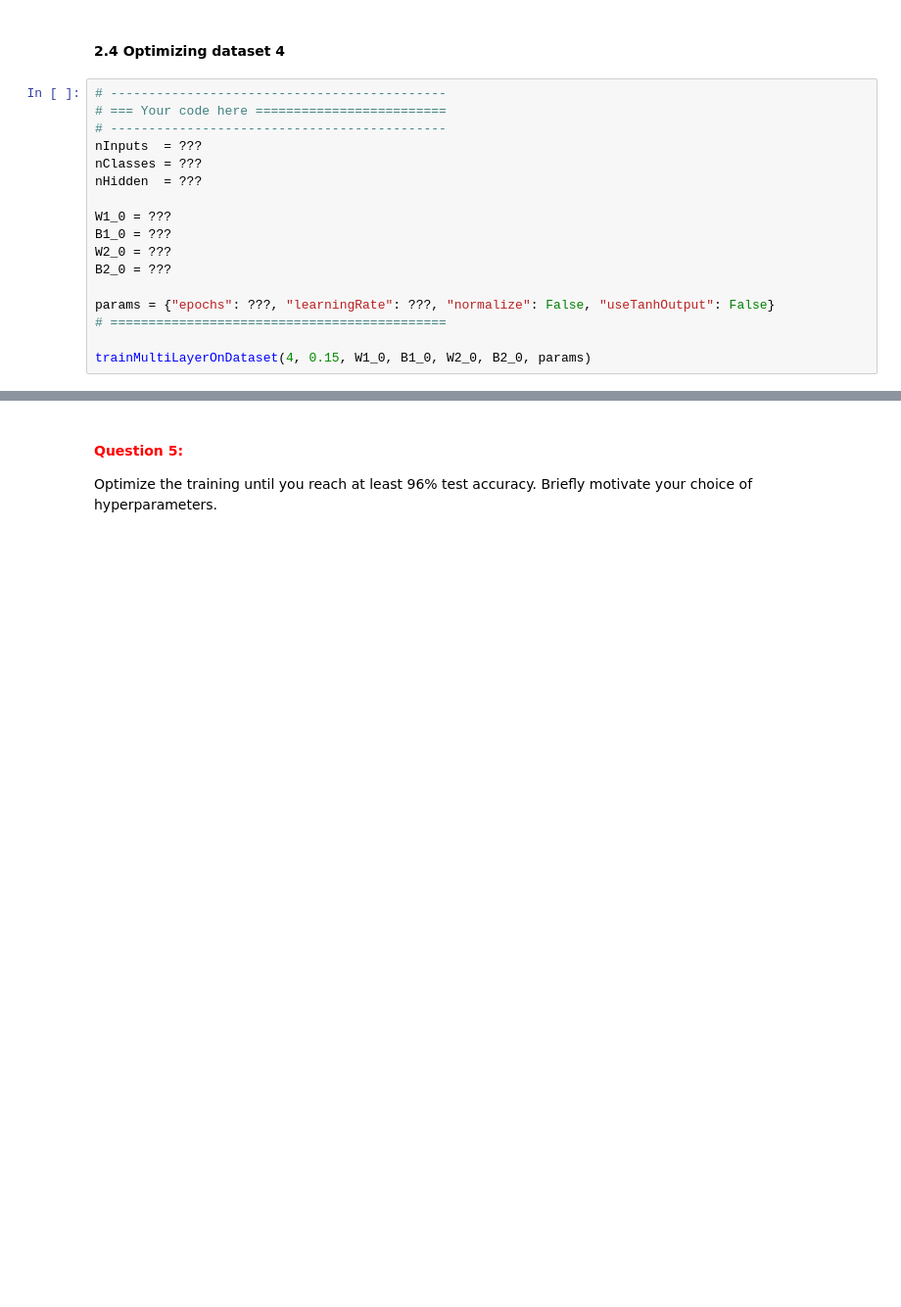
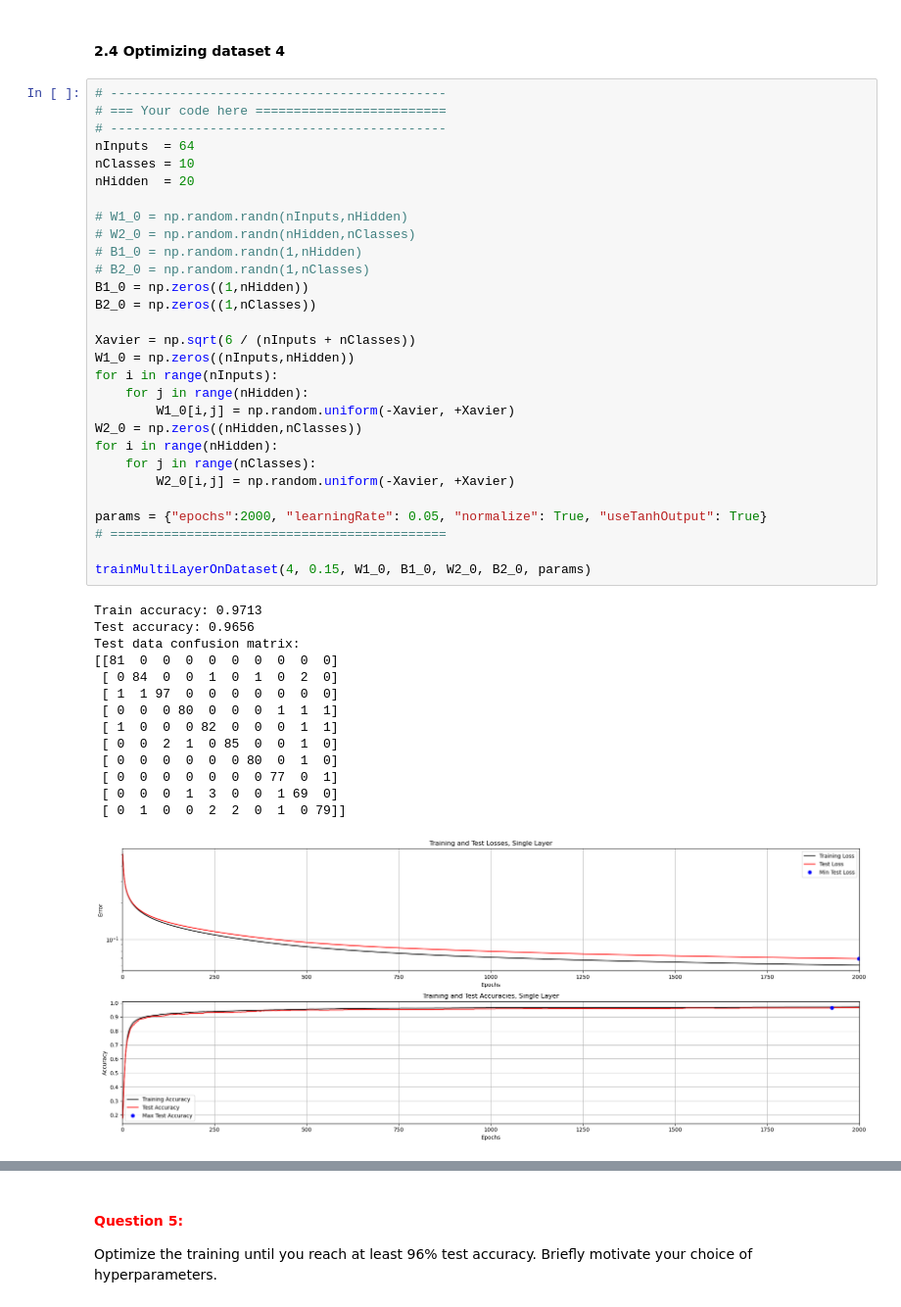
Before and after one commit to deaeB/732A55, a Jupyter notebook: A1_Supervised/main3_MultiLayer.ipynb, the cells around one changed output, grey strips where cells are left out. Shown at 98% size. Cells and saved outputs as stored; diff of their text form; blank space fills up the shorter version.

```diff
--- a/A1_Supervised/main3_MultiLayer.ipynb
+++ b/A1_Supervised/main3_MultiLayer.ipynb
@@ -472,19 +472,46 @@ Optimize the training until you reach at least 99% test accuracy. Briefly motiva
 # %% [markdown]
 #### **2.4 Optimizing dataset 4**
-# %%
-# --------------------------------------------
-# === Your code here =========================
-# --------------------------------------------
-nInputs  = ???
-nClasses = ???
-nHidden  = ???
-
-W1_0 = ???
-B1_0 = ???
-W2_0 = ???
-B2_0 = ???
-
-params = {"epochs": ???, "learningRate": ???, "normalize": False, "useTanhOutput": False}
-# ============================================
-
-trainMultiLayerOnDataset(4, 0.15, W1_0, B1_0, W2_0, B2_0, params)
+# %%
+# --------------------------------------------
+# === Your code here =========================
+# --------------------------------------------
+nInputs  = 64
+nClasses = 10
+nHidden  = 20
+
+# W1_0 = np.random.randn(nInputs,nHidden)
+# W2_0 = np.random.randn(nHidden,nClasses)
+# B1_0 = np.random.randn(1,nHidden)
+# B2_0 = np.random.randn(1,nClasses)
+B1_0 = np.zeros((1,nHidden))
+B2_0 = np.zeros((1,nClasses))
+
+Xavier = np.sqrt(6 / (nInputs + nClasses))
+W1_0 = np.zeros((nInputs,nHidden))
+for i in range(nInputs):
+    for j in range(nHidden):
+        W1_0[i,j] = np.random.uniform(-Xavier, +Xavier)
+W2_0 = np.zeros((nHidden,nClasses))
+for i in range(nHidden):
+    for j in range(nClasses):
+        W2_0[i,j] = np.random.uniform(-Xavier, +Xavier)
+
+params = {"epochs":2000, "learningRate": 0.05, "normalize": True, "useTanhOutput": True}
+# ============================================
+
+trainMultiLayerOnDataset(4, 0.15, W1_0, B1_0, W2_0, B2_0, params)
+# %% [output]
+Train accuracy: 0.9713
+Test accuracy: 0.9656
+Test data confusion matrix:
+[[81  0  0  0  0  0  0  0  0  0]
+ [ 0 84  0  0  1  0  1  0  2  0]
+ [ 1  1 97  0  0  0  0  0  0  0]
+ [ 0  0  0 80  0  0  0  1  1  1]
+ [ 1  0  0  0 82  0  0  0  1  1]
+ [ 0  0  2  1  0 85  0  0  1  0]
+ [ 0  0  0  0  0  0 80  0  1  0]
+ [ 0  0  0  0  0  0  0 77  0  1]
+ [ 0  0  0  1  3  0  0  1 69  0]
+ [ 0  1  0  0  2  2  0  1  0 79]]
+[figure, added]
```
Also changed, not shown: parts of 14 cells of this notebook.
